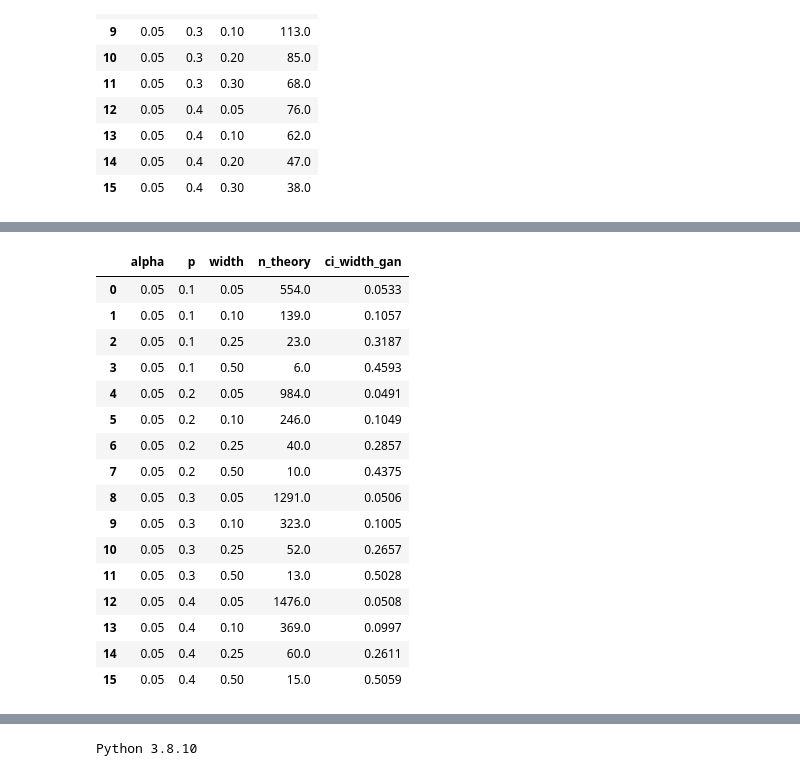
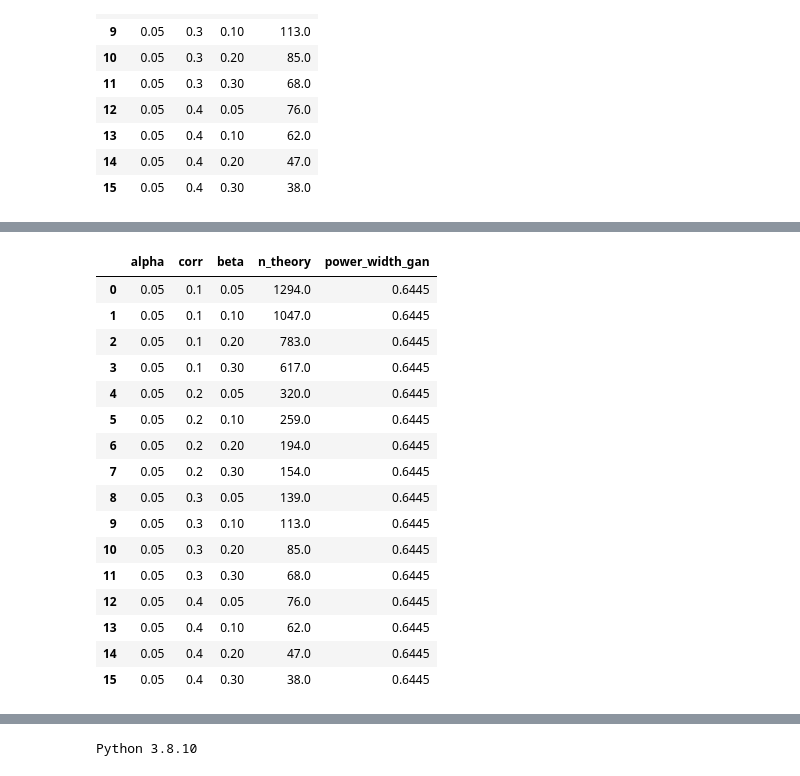
Before and after one commit to bettytan123/Sample-Size-Calculation, a Jupyter notebook: Correlation.ipynb, the cells around one changed output, grey strips where cells are left out. Drawn from its saved outputs; the diff is of its cells as text; code cells hidden in the pictures.

Commit message:
first time run but need to add beta to get different value for diff corr

```diff
--- a/Correlation.ipynb
+++ b/Correlation.ipynb
@@ -616,11 +618,11 @@ def train_gan_model_binormal(pop_p, pop_size):
 ##
 ## Replicate above function to compute expected CI width, for continuous mean, at various parm values (mu, std, n) over number sim replicated (n_rep)
 ##
-def binorm_ci_samp_size_gan(pop_p, pop_size, n_rep):
+def corr_power_samp_size_gan(pop_n, pop_mu_vec, pop_sigma_matrix, sim_n,n_rep):
 
     ## Get the learned GAN model --- after training
     t0 = time()
-    train_gan = train_gan_model_binormal(pop_p=pop_p, pop_size=pop_size)
+    train_gan = train_gan_model_corr(pop_n=pop_n, pop_mu_vec=pop_mu_vec, pop_sigma_matrix=pop_sigma_matrix)
     t1 = time()
     fit_time = t1 - t0
     #fit_time
@@ -629,24 +631,22 @@ def binorm_ci_samp_size_gan(pop_p, pop_size, n_rep):
     model_ = train_gan[0]
 
     ## Function to analyze data from the sampled model
-    def binorm_ci_samp_size_gan(m, pop_size):
+    def corr_power_samp_size_gan(m, sim_n):
         ## Generate random data --- sampling from the trained GAN which approximates the normal probability generating function
-        x = m.sample(num_rows=pop_size)
+        dat = m.sample(num_rows=sim_n).values
         ## Analyze generated/simulated data
-        k = np.sum(x)
-        k = int(k)
-        n = len(x)
-        res = scipy.stats.binomtest(k=k, n =n, p=p, alternative='two-sided')
+        res = scipy.stats.pearsonr(x=dat[:,0], y=dat[:,1], alternative='two-sided')
 
         ## Extract the estimate and CI
-        mu_ll, mu_ul = res.proportion_ci(confidence_level=0.95)
-        mu_hat = np.mean(x)
+        pval = res[1]
+        r = res[0]
+        tag = np.where(pval<0.05, 1, 0)
 
         # Return the estimate and the CI to the user
-        out = pd.DataFrame({'mean': [mu_hat],
-                         'll95_mean': [mu_ll],
-                         'ul95_mean': [mu_ul]})
+        out = pd.DataFrame({'r': [r], 'pval': [pval], 'tag': [tag]})
         return(out)
+
+
 
     ##
     ## Replicate above function number of simulation replicate times
@@ -659,7 +659,7 @@ def binorm_ci_samp_size_gan(pop_p, pop_size, n_rep):
     t0 = time()
 
     for i in trange(0, n_rep):
-        gan_out.append(binorm_ci_samp_size_gan(m=model_, pop_size=pop_size))
+        gan_out.append(corr_power_samp_size_gan(m=model_, sim_n = sim_n))
 
     t1 = time()
     gan_time = t1 - t0
@@ -698,48 +702,51 @@ t1 = time()
 # %%
 ## Loop over theoretical table, to use simulation to understand relationship between (n, mu, std, n_rep) etc.
 samp_size_gan_list = []
 
 ## 1000 simulation replicates; reduces computational burden
 n_rep = 1000
 
 t0 = time()
 
 for i in np.arange(samp_size_theory_df.shape[0]):
     ## Compute sample size at particular parameter condiguration
-    ci_width = binorm_ci_samp_size_gan(
-                      pop_p=samp_size_theory_df.loc[i, 'p'],
-                      pop_size=int(float(samp_size_theory_df.loc[i, 'n_theory'])),
-                      n_rep=n_rep)
+    power_width = corr_power_samp_size_gan(
+                               pop_n= 1000,
+                               pop_mu_vec= np.array([0,0]),
+                               pop_sigma_matrix = np.array([1,samp_size_theory_df.loc[i, 'corr'],samp_size_theory_df.loc[i, 'corr'],1]).reshape((2,2)),
+                               sim_n=int(float(samp_size_theory_df.loc[i, 'n_theory'])),
+                               n_rep=n_rep)
+
     ## Round to largest integer
-    ci_width_ = str(np.round(ci_width,4))
+    ci_width_ = str(np.round(power_width,4))
     ## Append sample size to list
-    samp_size_gan_list.append(ci_width_)
+    samp_size_gan_list.append(power_width_)
 
 t1 = time()
 gan_time = t1-t0
 
 ## Compile results into dataFrame
 samp_size_gan_df = pd.concat([samp_size_theory_df, pd.Series(samp_size_gan_list)], axis=1)
-samp_size_gan_df.columns = ['alpha','p','width','n_theory','ci_width_gan']
+samp_size_gan_df.columns = ['alpha','corr','beta','n_theory','power_width_gan']
 samp_size_gan_df
 # %% [output]
-|  | alpha | p | width | n_theory | ci_width_gan |
-| 0 | 0.05 | 0.1 | 0.05 | 554.0 | 0.0533 |
-| 1 | 0.05 | 0.1 | 0.10 | 139.0 | 0.1057 |
-| 2 | 0.05 | 0.1 | 0.25 | 23.0 | 0.3187 |
-| 3 | 0.05 | 0.1 | 0.50 | 6.0 | 0.4593 |
-| 4 | 0.05 | 0.2 | 0.05 | 984.0 | 0.0491 |
-| 5 | 0.05 | 0.2 | 0.10 | 246.0 | 0.1049 |
-| 6 | 0.05 | 0.2 | 0.25 | 40.0 | 0.2857 |
-| 7 | 0.05 | 0.2 | 0.50 | 10.0 | 0.4375 |
-| 8 | 0.05 | 0.3 | 0.05 | 1291.0 | 0.0506 |
-| 9 | 0.05 | 0.3 | 0.10 | 323.0 | 0.1005 |
-| 10 | 0.05 | 0.3 | 0.25 | 52.0 | 0.2657 |
-| 11 | 0.05 | 0.3 | 0.50 | 13.0 | 0.5028 |
-| 12 | 0.05 | 0.4 | 0.05 | 1476.0 | 0.0508 |
-| 13 | 0.05 | 0.4 | 0.10 | 369.0 | 0.0997 |
-| 14 | 0.05 | 0.4 | 0.25 | 60.0 | 0.2611 |
-| 15 | 0.05 | 0.4 | 0.50 | 15.0 | 0.5059 |
+|  | alpha | corr | beta | n_theory | power_width_gan |
+| 0 | 0.05 | 0.1 | 0.05 | 1294.0 | 0.6445 |
+| 1 | 0.05 | 0.1 | 0.10 | 1047.0 | 0.6445 |
+| 2 | 0.05 | 0.1 | 0.20 | 783.0 | 0.6445 |
+| 3 | 0.05 | 0.1 | 0.30 | 617.0 | 0.6445 |
+| 4 | 0.05 | 0.2 | 0.05 | 320.0 | 0.6445 |
+| 5 | 0.05 | 0.2 | 0.10 | 259.0 | 0.6445 |
+| 6 | 0.05 | 0.2 | 0.20 | 194.0 | 0.6445 |
+| 7 | 0.05 | 0.2 | 0.30 | 154.0 | 0.6445 |
+| 8 | 0.05 | 0.3 | 0.05 | 139.0 | 0.6445 |
+| 9 | 0.05 | 0.3 | 0.10 | 113.0 | 0.6445 |
+| 10 | 0.05 | 0.3 | 0.20 | 85.0 | 0.6445 |
+| 11 | 0.05 | 0.3 | 0.30 | 68.0 | 0.6445 |
+| 12 | 0.05 | 0.4 | 0.05 | 76.0 | 0.6445 |
+| 13 | 0.05 | 0.4 | 0.10 | 62.0 | 0.6445 |
+| 14 | 0.05 | 0.4 | 0.20 | 47.0 | 0.6445 |
+| 15 | 0.05 | 0.4 | 0.30 | 38.0 | 0.6445 |
 # %%
 #gan_time
 # %%
```
Also changed, not shown: parts of 18 cells of this notebook.
